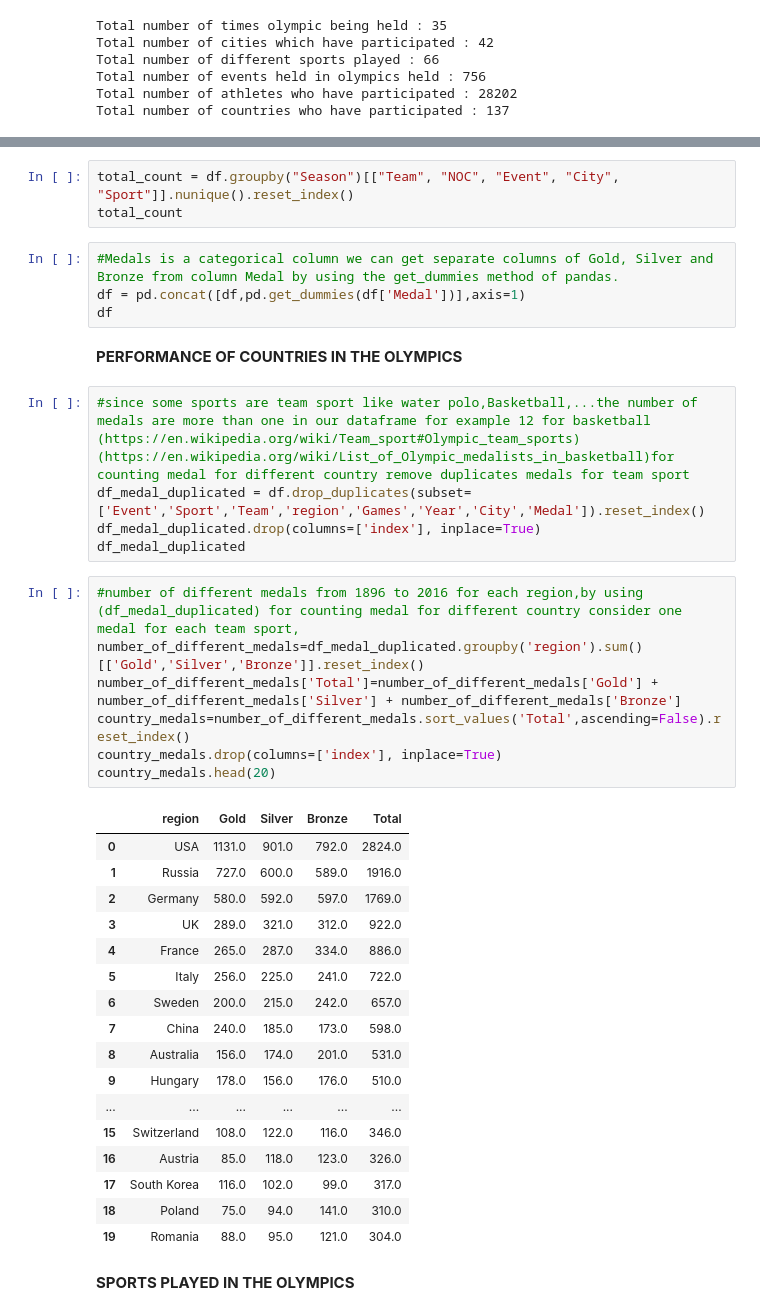
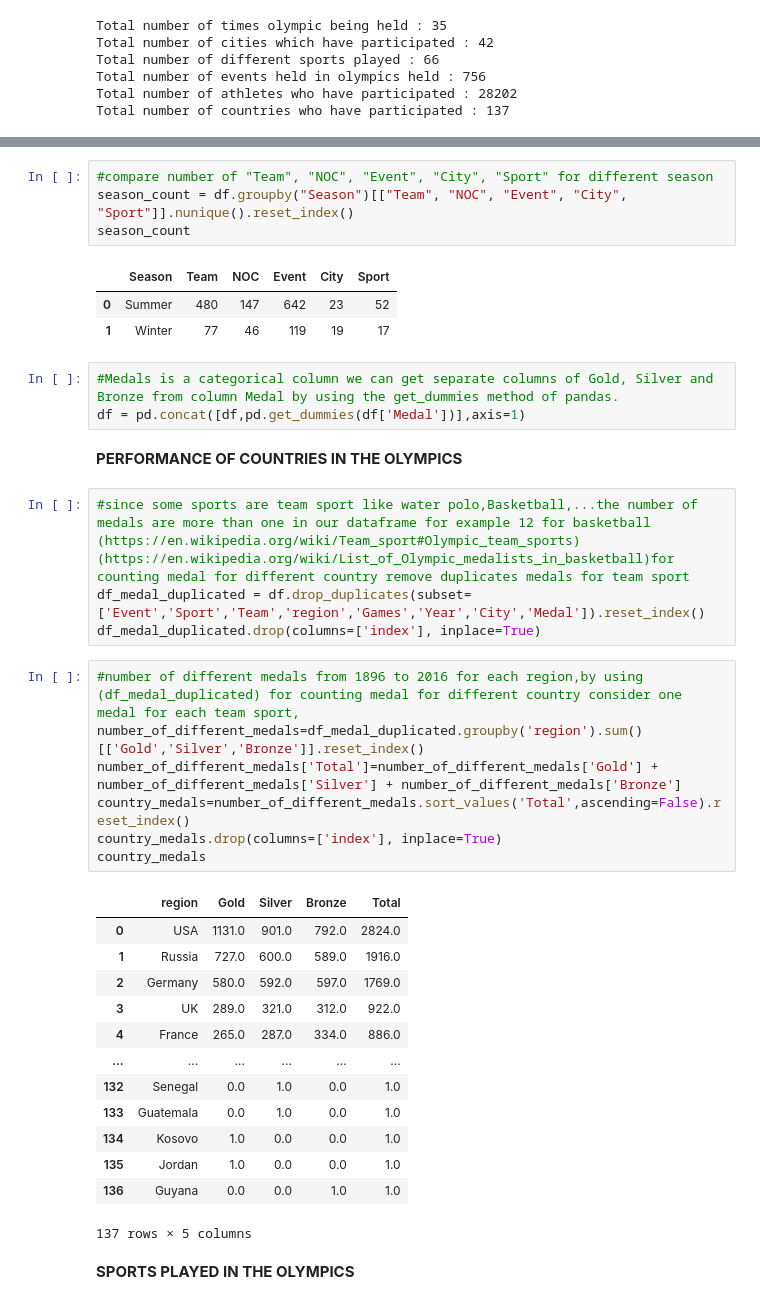
Before and after one commit to MaliheDahmardeh/Olympic-History, a Jupyter notebook: Olympic_History.ipynb, the cells around one changed output, grey strips where cells are left out. Drawn from its saved outputs; the diff is of its cells as text.

```diff
--- a/Olympic_History.ipynb
+++ b/Olympic_History.ipynb
@@ -344,42 +350,41 @@ print(medals)
 # %%
-total_count = df.groupby("Season")[["Team", "NOC", "Event", "City", "Sport"]].nunique().reset_index()
-total_count
+#compare number of "Team", "NOC", "Event", "City", "Sport" for different season
+season_count = df.groupby("Season")[["Team", "NOC", "Event", "City", "Sport"]].nunique().reset_index()
+season_count
+# %% [output]
+|  | Season | Team | NOC | Event | City | Sport |
+| 0 | Summer | 480 | 147 | 642 | 23 | 52 |
+| 1 | Winter | 77 | 46 | 119 | 19 | 17 |
 # %%
 #Medals is a categorical column we can get separate columns of Gold, Silver and Bronze from column Medal by using the get_dummies method of pandas.
 df = pd.concat([df,pd.get_dummies(df['Medal'])],axis=1)
-df
 # %% [markdown]
 **PERFORMANCE OF COUNTRIES IN THE OLYMPICS**
 # %%
 #since some sports are team sport like water polo,Basketball,...the number of medals are more than one in our dataframe for example 12 for basketball (https://en.wikipedia.org/wiki/Team_sport#Olympic_team_sports)(https://en.wikipedia.org/wiki/List_of_Olympic_medalists_in_basketball)for counting medal for different country remove duplicates medals for team sport
 df_medal_duplicated = df.drop_duplicates(subset=['Event','Sport','Team','region','Games','Year','City','Medal']).reset_index()
 df_medal_duplicated.drop(columns=['index'], inplace=True)
-df_medal_duplicated
 # %%
 #number of different medals from 1896 to 2016 for each region,by using (df_medal_duplicated) for counting medal for different country consider one medal for each team sport,
 number_of_different_medals=df_medal_duplicated.groupby('region').sum()[['Gold','Silver','Bronze']].reset_index()
 number_of_different_medals['Total']=number_of_different_medals['Gold'] + number_of_different_medals['Silver'] + number_of_different_medals['Bronze']
 country_medals=number_of_different_medals.sort_values('Total',ascending=False).reset_index()
 country_medals.drop(columns=['index'], inplace=True)
-country_medals.head(20)
+country_medals
 # %% [output]
 |  | region | Gold | Silver | Bronze | Total |
 | 0 | USA | 1131.0 | 901.0 | 792.0 | 2824.0 |
 | 1 | Russia | 727.0 | 600.0 | 589.0 | 1916.0 |
 | 2 | Germany | 580.0 | 592.0 | 597.0 | 1769.0 |
 | 3 | UK | 289.0 | 321.0 | 312.0 | 922.0 |
 | 4 | France | 265.0 | 287.0 | 334.0 | 886.0 |
-| 5 | Italy | 256.0 | 225.0 | 241.0 | 722.0 |
-| 6 | Sweden | 200.0 | 215.0 | 242.0 | 657.0 |
-| 7 | China | 240.0 | 185.0 | 173.0 | 598.0 |
-| 8 | Australia | 156.0 | 174.0 | 201.0 | 531.0 |
-| 9 | Hungary | 178.0 | 156.0 | 176.0 | 510.0 |
 | ... | ... | ... | ... | ... | ... |
-| 15 | Switzerland | 108.0 | 122.0 | 116.0 | 346.0 |
-| 16 | Austria | 85.0 | 118.0 | 123.0 | 326.0 |
-| 17 | South Korea | 116.0 | 102.0 | 99.0 | 317.0 |
-| 18 | Poland | 75.0 | 94.0 | 141.0 | 310.0 |
-| 19 | Romania | 88.0 | 95.0 | 121.0 | 304.0 |
+| 132 | Senegal | 0.0 | 1.0 | 0.0 | 1.0 |
+| 133 | Guatemala | 0.0 | 1.0 | 0.0 | 1.0 |
+| 134 | Kosovo | 1.0 | 0.0 | 0.0 | 1.0 |
+| 135 | Jordan | 1.0 | 0.0 | 0.0 | 1.0 |
+| 136 | Guyana | 0.0 | 0.0 | 1.0 | 1.0 |
+137 rows × 5 columns
 # %% [markdown]
 **SPORTS PLAYED IN THE OLYMPICS**
 # %%
```
Also changed, not shown: parts of 30 cells of this notebook.
